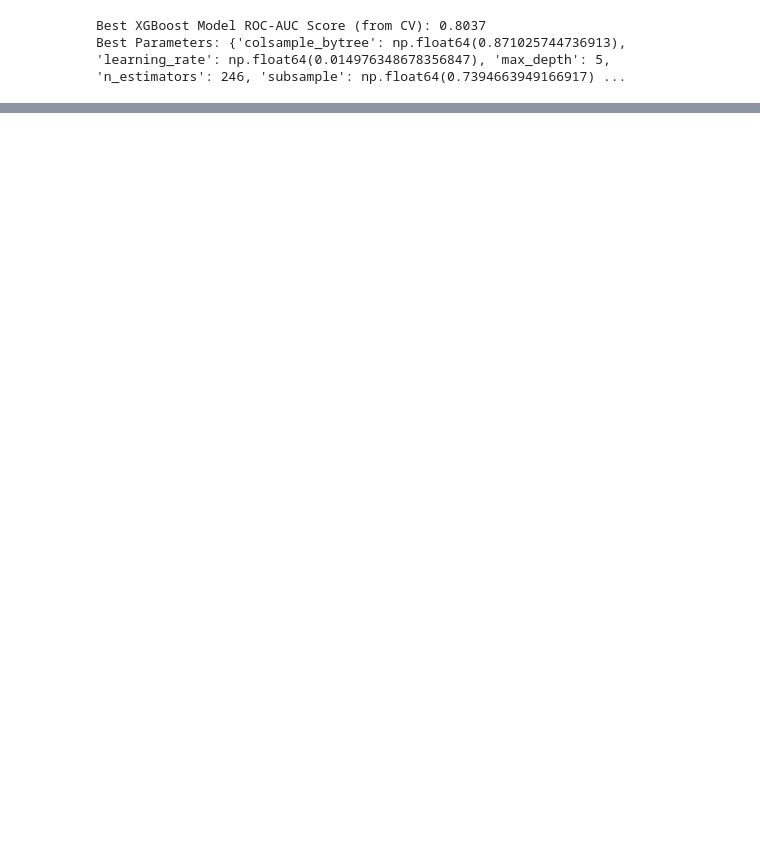
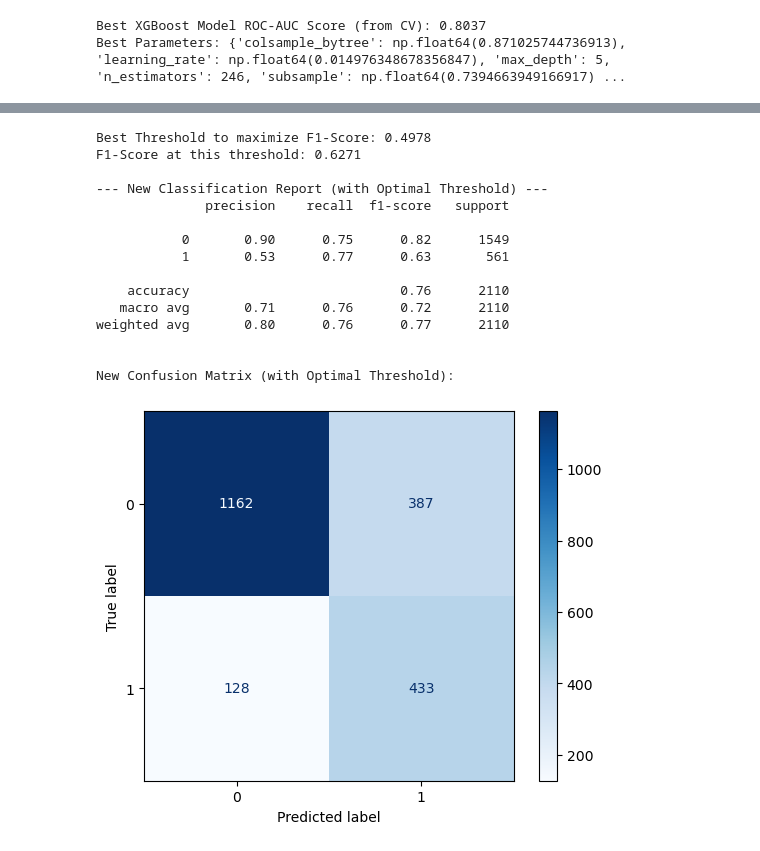
Before and after one commit to s02rayda/telcochurn, a Jupyter notebook: Churn_Prediction_Notebook.ipynb, the cells around one changed output, grey strips where cells are left out. Saved outputs shown, nothing was run; the diff lists cells and outputs as text; code cells hidden in the pictures; blank space fills up the shorter version.

```diff
--- a/Churn_Prediction_Notebook.ipynb
+++ b/Churn_Prediction_Notebook.ipynb
@@ -347,0 +403,47 @@ Confusion Matrix:
+# %%
+from sklearn.metrics import precision_recall_curve, f1_score
+import numpy as np
+
+# --- Find the Optimal Prediction Threshold ---
+# Get the prediction probabilities from your SMOTE-trained model
+y_pred_proba_smote = xgb_smote.predict_proba(X_test)[:, 1]
+
+# Calculate precision, recall for all possible thresholds
+precisions, recalls, thresholds = precision_recall_curve(y_test, y_pred_proba_smote)
+
+# Find the threshold that maximizes the F1-score
+# We add a small value to the denominator to avoid division by zero
+f1_scores = (2 * precisions * recalls) / (precisions + recalls + 1e-6)
+best_threshold_index = np.argmax(f1_scores)
+best_threshold = thresholds[best_threshold_index]
+
+print(f"Best Threshold to maximize F1-Score: {best_threshold:.4f}")
+print(f"F1-Score at this threshold: {f1_scores[best_threshold_index]:.4f}")
+
+# --- Re-evaluate using the new, optimal threshold ---
+# Get new predictions by applying the best threshold
+y_pred_optimal = (y_pred_proba_smote >= best_threshold).astype(int)
+
+print("\n--- New Classification Report (with Optimal Threshold) ---")
+print(classification_report(y_test, y_pred_optimal))
+
+print("\nNew Confusion Matrix (with Optimal Threshold):")
+ConfusionMatrixDisplay.from_predictions(y_test, y_pred_optimal, cmap=plt.cm.Blues)
+plt.show()
+# %% [output]
+Best Threshold to maximize F1-Score: 0.4978
+F1-Score at this threshold: 0.6271
+
+--- New Classification Report (with Optimal Threshold) ---
+              precision    recall  f1-score   support
+
+           0       0.90      0.75      0.82      1549
+           1       0.53      0.77      0.63       561
+
+    accuracy                           0.76      2110
+   macro avg       0.71      0.76      0.72      2110
+weighted avg       0.80      0.76      0.77      2110
+
+
+New Confusion Matrix (with Optimal Threshold):
+[figure, added]
```
Also changed, not shown: parts of 4 cells of this notebook.
